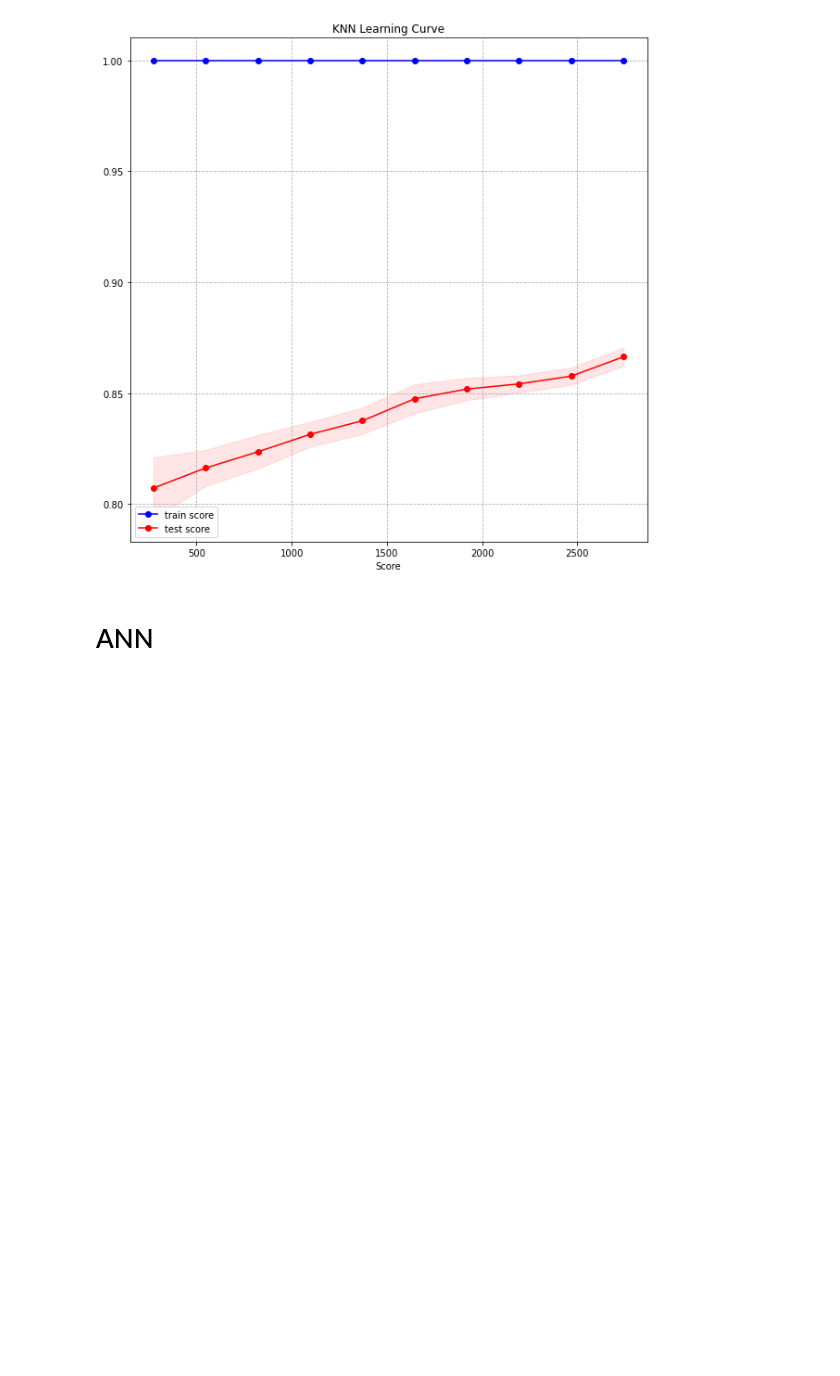
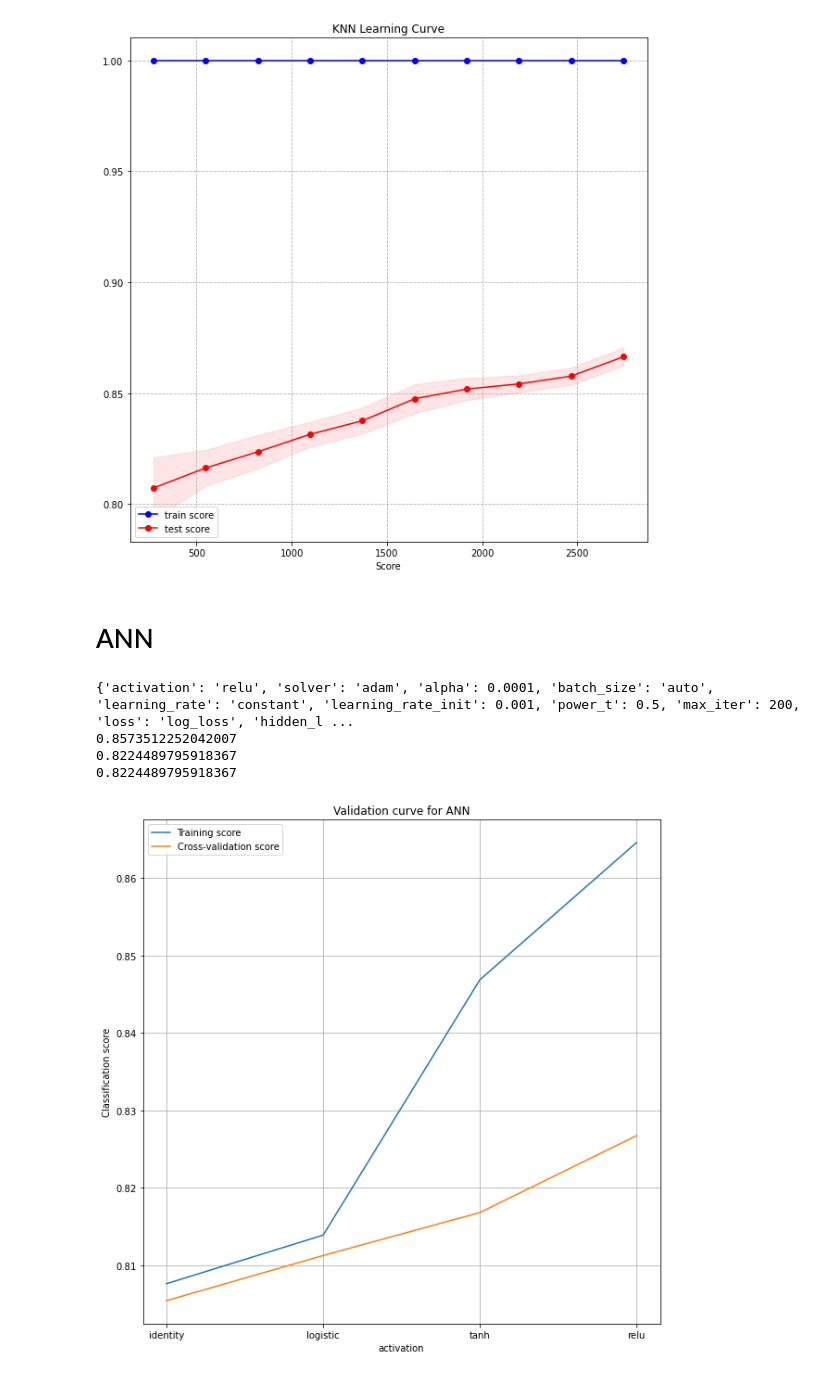
Before and after one commit to asif-rehan/CS7641-Machine-Learning, a Jupyter notebook: supervised_learning/src/Wine Quality.ipynb, the cells around one changed output. Drawn from its saved outputs; the diff is of its cells as text; code cells hidden in the pictures; blank space fills up the shorter version.

```diff
--- a/supervised_learning/src/Wine Quality.ipynb
+++ b/supervised_learning/src/Wine Quality.ipynb
@@ -490,25 +490,30 @@ plt.show()
 # %% [markdown]
 # ANN
 # %%
-pipe = Pipeline([('std', StandardScaler()), ('cfr', import MLPClassifier())])
+pipe = Pipeline([('std', StandardScaler()), ('cfr', MLPClassifier())])
 
 print(vars(MLPClassifier()))
 
 pipe.fit(X_train, y_train)
 print(pipe.score(X_train, y_train))
 print(pipe.score(X_test, y_test))
 print(accuracy_score(y_test, pipe.predict(X_test)))
 
-n_neighbors_range = np.arange(1, 50, 5)
-train_scores, test_scores = validation_curve(pipe, X_train, y_train, param_name="cfr__n_neighbors", param_range=n_neighbors_range, cv=5, n_jobs=-1)
+activation = ['identity', 'logistic', 'tanh', 'relu']
+train_scores, test_scores = validation_curve(pipe, X_train, y_train, param_name="cfr__activation", param_range=activation, cv=5, n_jobs=-1)
 
 plt.figure()
-plt.plot(n_neighbors_range, np.mean(train_scores, axis=1), label='Training score')
-plt.plot(n_neighbors_range, np.mean(test_scores, axis=1), label='Cross-validation score')
-plt.title('Validation curve for KNN')
-plt.xlabel('n_neighbors')
+plt.plot(activation, np.mean(train_scores, axis=1), label='Training score')
+plt.plot(activation, np.mean(test_scores, axis=1), label='Cross-validation score')
+plt.title('Validation curve for ANN')
+plt.xlabel('activation')
 plt.ylabel("Classification score")
 plt.legend(loc="best")
 plt.grid()
-#plt.savefig(fig_path + 'dt_validation_curve_1.png')
 plt.show()
+# %% [output]
+{'activation': 'relu', 'solver': 'adam', 'alpha': 0.0001, 'batch_size': 'auto', 'learning_rate': 'constant', 'learning_rate_init': 0.001, 'power_t': 0.5, 'max_iter': 200, 'loss': 'log_loss', 'hidden_l ...
+0.8573512252042007
+0.8224489795918367
+0.8224489795918367
+[figure, added]
```
Also changed, not shown: parts of 3 cells of this notebook.
